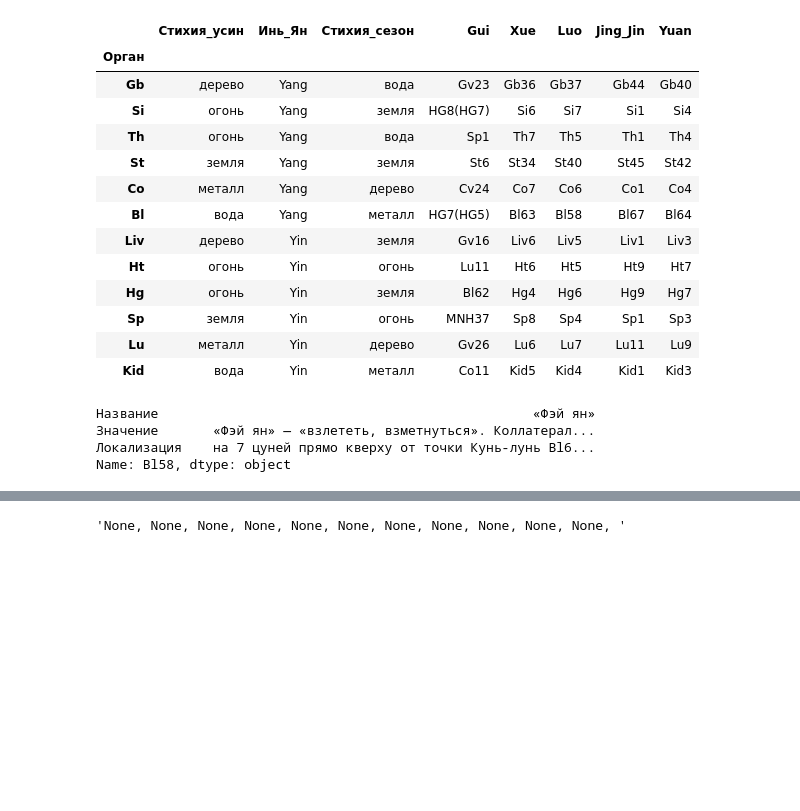
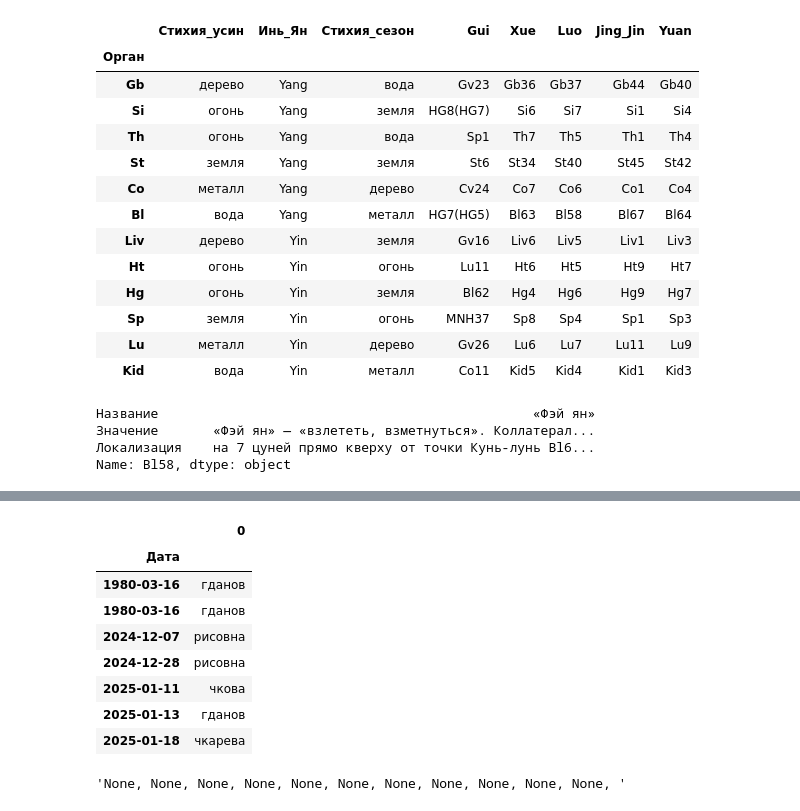
Before and after one commit to Sonnenbergenfluganschluss/KKM, a Jupyter notebook: another KKM.ipynb, the cells around one changed output, grey strips where cells are left out. Cells and saved outputs as stored; diff of their text form; code cells hidden in the pictures; blank space fills up the shorter version.

```diff
--- a/another KKM.ipynb
+++ b/another KKM.ipynb
@@ -138,3 +121,19 @@ patients
+# %%
+patient = "Бо"
+
+patients = pd.read_csv("patients/patients.csv", index_col='Дата')
+patients = patients['ФИО'].str.extract(patient + r"(\w*)").dropna(axis=0)
+patients
+# %% [output]
+|  | 0 |
+| Дата |  |
+| 1980-03-16 | гданов |
+| 1980-03-16 | гданов |
+| 2024-12-07 | рисовна |
+| 2024-12-28 | рисовна |
+| 2025-01-11 | чкова |
+| 2025-01-13 | гданов |
+| 2025-01-18 | чкарева |
 # %%
 # from datetime import datetime
 # new_save = pd.DataFrame(
```
Also changed, not shown: parts of 6 cells of this notebook.
